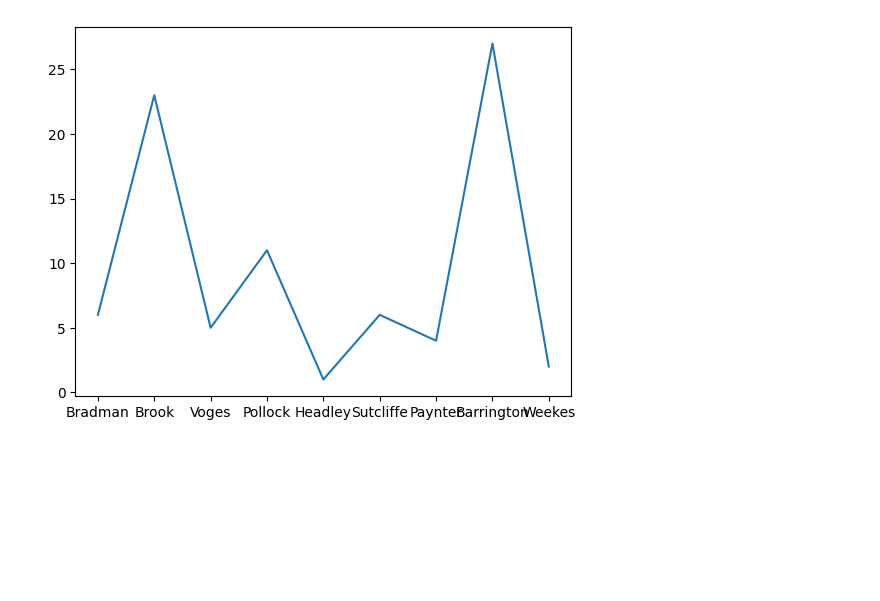
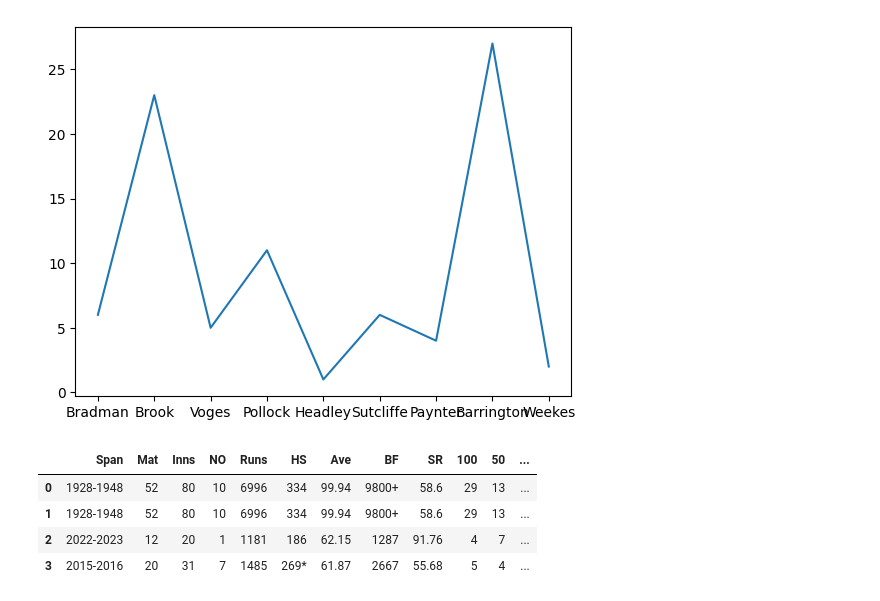
Before and after one commit to itiksha/Python-Data-Analysis-Project, a Jupyter notebook: Py-Project2-Cricket/CricketMatch.ipynb, the cells around one changed output. Cells and saved outputs as stored; diff of their text form; code cells hidden in the pictures; blank space fills up the shorter version.

```diff
--- a/Py-Project2-Cricket/CricketMatch.ipynb
+++ b/Py-Project2-Cricket/CricketMatch.ipynb
@@ -1,7 +1,7 @@
 # %%
 import pandas as pd
 # %%
-df = pd.read_csv(r'C:\Users\ItikshaMittal(Annale\OneDrive - OneWorkplace (1)\Desktop\Data\CricketMatchRecords.csv')
+df = pd.read_csv(r'C:\Users\ItikshaMittal(Annale\OneDrive - OneWorkplace (1)\Desktop\Python\Py-Project2-Cricket\CricketMatchRecords.csv')
 # %%
 df
 # %% [output]
@@ -276,3 +266,11 @@ plt.plot(FN[:10], Sixers[:10])
 plt.show()
 # %% [output]
 [figure]
+# %%
+df.head(4)
+# %% [output]
+|  | Span | Mat | Inns | NO | Runs | HS | Ave | BF | SR | 100 | 50 | ... |
+| 0 | 1928-1948 | 52 | 80 | 10 | 6996 | 334 | 99.94 | 9800+ | 58.6 | 29 | 13 | ... |
+| 1 | 1928-1948 | 52 | 80 | 10 | 6996 | 334 | 99.94 | 9800+ | 58.6 | 29 | 13 | ... |
+| 2 | 2022-2023 | 12 | 20 | 1 | 1181 | 186 | 62.15 | 1287 | 91.76 | 4 | 7 | ... |
+| 3 | 2015-2016 | 20 | 31 | 7 | 1485 | 269* | 61.87 | 2667 | 55.68 | 5 | 4 | ... |
```
Also changed, not shown: parts of 20 cells of this notebook.
